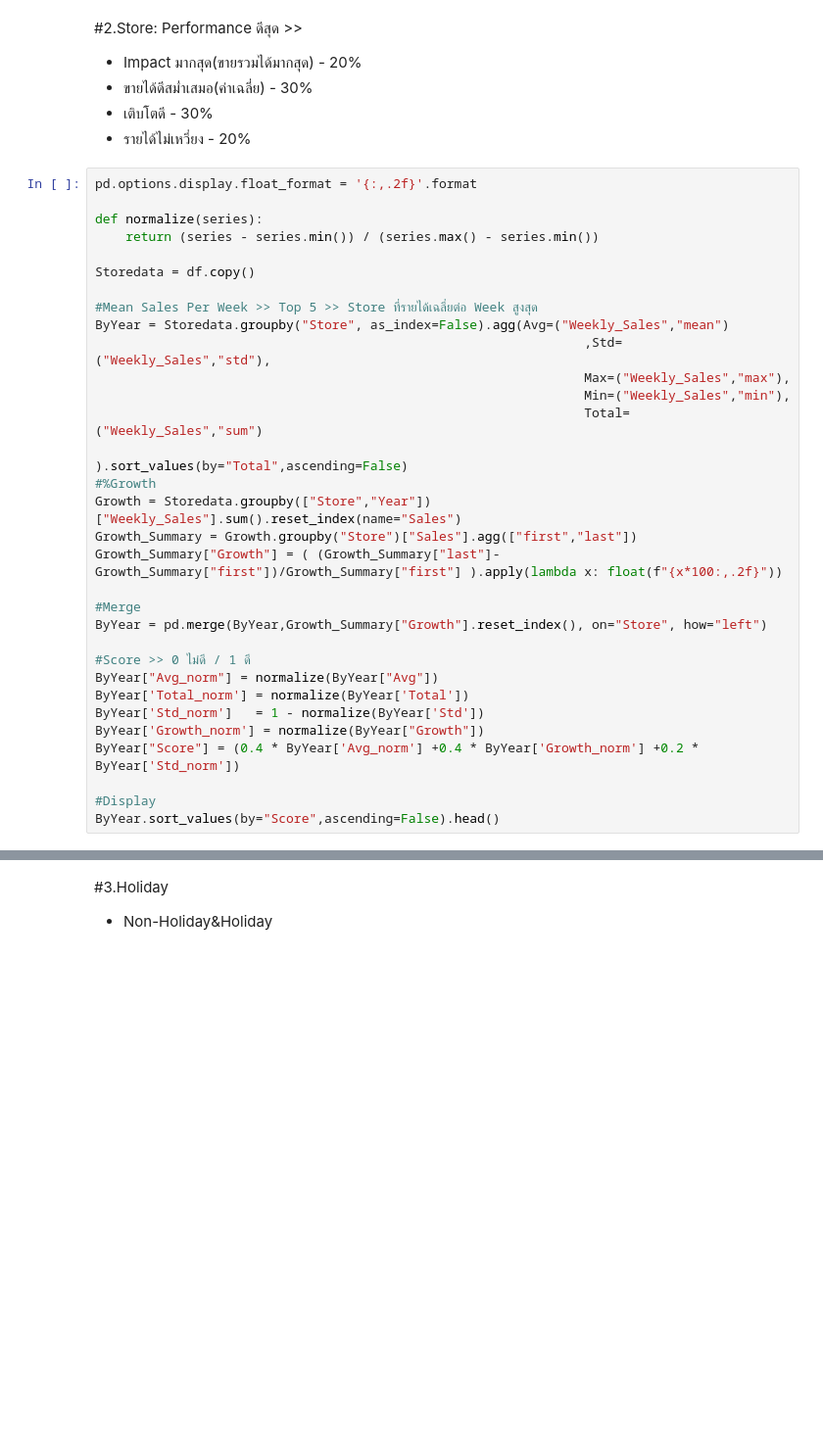
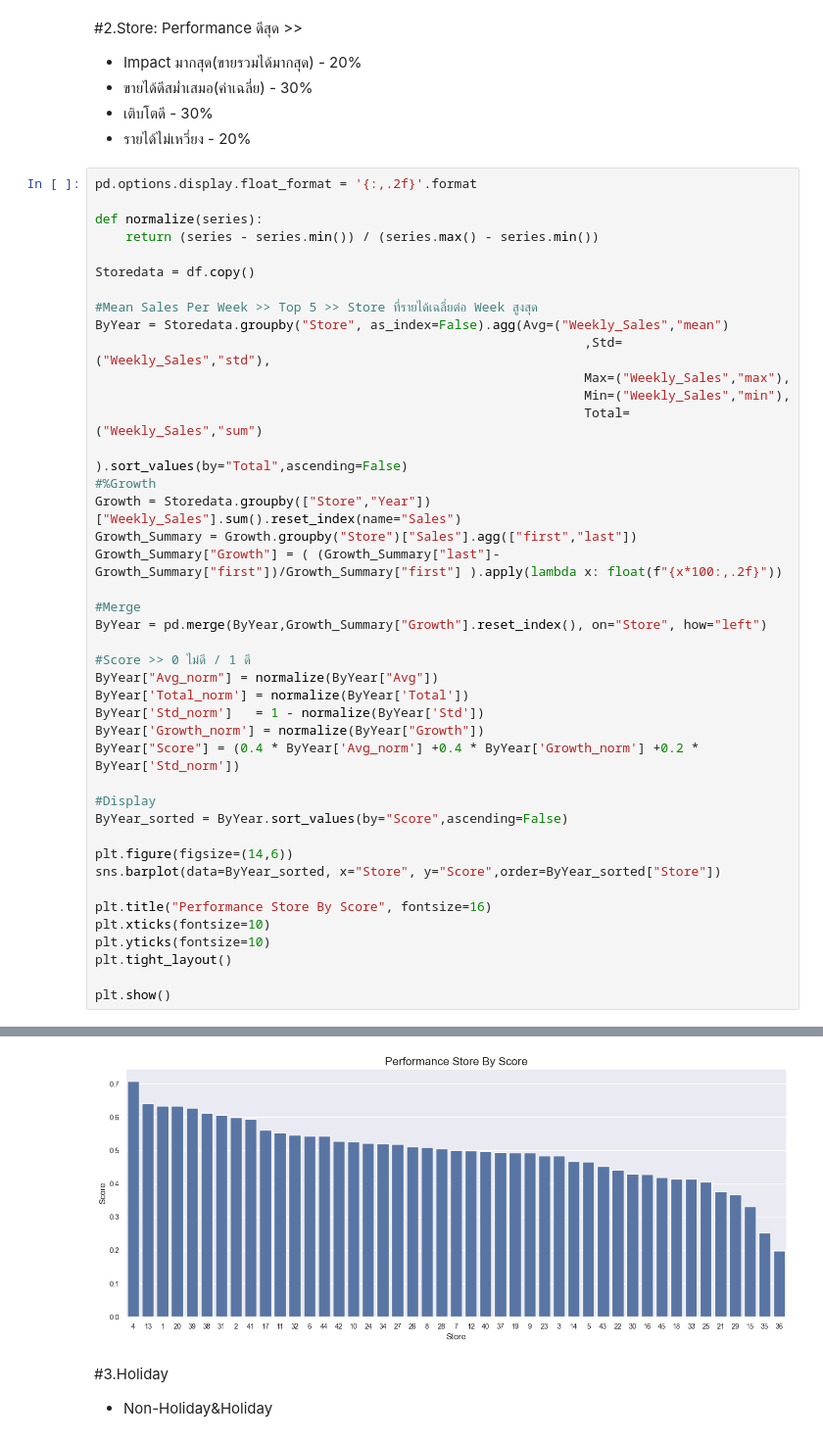
Before and after one commit to Nattachot/Warmart-Sales-Analysis, a Jupyter notebook: Notebook/Warmart_Analysis.ipynb, the cells around one changed output, grey strips where cells are left out. Shown at 98% size. Cells and saved outputs as stored; diff of their text form; blank space fills up the shorter version.

```diff
--- a/Notebook/Warmart_Analysis.ipynb
+++ b/Notebook/Warmart_Analysis.ipynb
@@ -287,5 +287,15 @@ ByYear['Growth_norm'] = normalize(ByYear["Growth"])
 ByYear["Score"] = (0.4 * ByYear['Avg_norm'] +0.4 * ByYear['Growth_norm'] +0.2 * ByYear['Std_norm'])
 
 #Display
-ByYear.sort_values(by="Score",ascending=False).head()
+ByYear_sorted = ByYear.sort_values(by="Score",ascending=False)
+
+plt.figure(figsize=(14,6))
+sns.barplot(data=ByYear_sorted, x="Store", y="Score",order=ByYear_sorted["Store"])
+
+plt.title("Performance Store By Score", fontsize=16)
+plt.xticks(fontsize=10)
+plt.yticks(fontsize=10)
+plt.tight_layout()
+
+plt.show()
 # %% [output]
@@ -298,3 +302,4 @@ ByYear.sort_values(by="Score",ascending=False).head()
+[figure, added]
 # %% [markdown]
 #3.Holiday
 - Non-Holiday&Holiday
```
Also changed, not shown: parts of 2 cells of this notebook, 4 other files.
